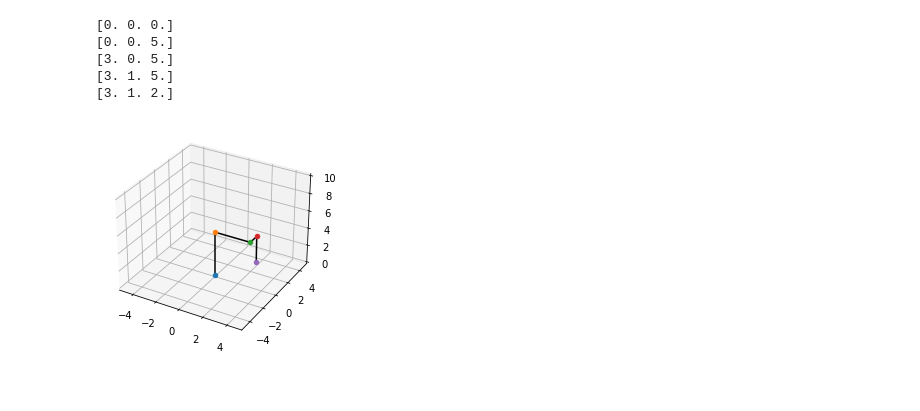
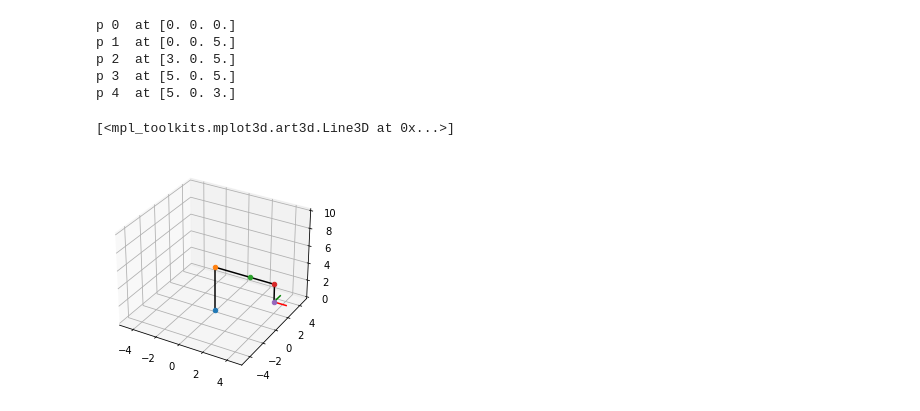
Before and after one commit to airuchen/robotics_jupyter_notebooks, a Jupyter notebook: DH Matrix.ipynb, the cells around one changed output. Saved outputs shown, nothing was run; the diff lists cells and outputs as text; code cells hidden in the pictures.

```diff
--- a/DH Matrix.ipynb
+++ b/DH Matrix.ipynb
@@ -47,34 +34,50 @@ def rot_x(alpha):
 # %%
+# Set p0 at (0, 0, 0)
 p0 = np.array([0., 0., 0., 1.])
 
-Z = 5
+# Set fixed length
+Z  = 4
 L1 = 3
-L2 = 1
-T = 1
+L2 = 2
+T  = 2
 
-q1, q2, q3, q4 = 0, 0, pi/2, 2
+# Set translation length q1 and rotation degree q2, q3, q4
+q1 = 1
+q2, q3, q4 = 0, 0, 0
 
-p1 = dh_matrix(0, Z, 0, 0) @ p0
-p2 = dh_matrix(0, Z, 0, 0)@ dh_matrix(q2, 0, L1, 0) @ p0
-p3 = dh_matrix(0, Z, 0, 0)@ dh_matrix(q2, 0, L1, 0) @ dh_matrix(q3, 0, L2, 0) @ p0
-p4 = dh_matrix(0, Z, 0, 0)@ dh_matrix(q2, 0, L1, 0) @ dh_matrix(q3, 0, L2, 0) @ dh_matrix(0, -T-q4, 0, 0.3) @ p0
+# Determine position of each joint
+p1 = dh_matrix(0, Z+q1, 0, 0) @ p0
+p2 = dh_matrix(0, Z+q1, 0, 0)@ dh_matrix(q2, 0, L1, 0) @ p0
+p3 = dh_matrix(0, Z+q1, 0, 0)@ dh_matrix(q2, 0, L1, 0) @ dh_matrix(q3, 0, L2, 0) @ p0
+p4 = dh_matrix(0, Z+q1, 0, 0)@ dh_matrix(q2, 0, L1, 0) @ dh_matrix(q3, 0, L2, 0) @ dh_matrix(q4, -T, 0, 0) @ p0
+
+# Determine final joint x, y
+p4_x = dh_matrix(0, Z+q1, 0, 0)@ dh_matrix(q2, 0, L1, 0) @ dh_matrix(q3, 0, L2, 0) @ dh_matrix(q4, -T, 0, 0) @ dh_matrix(0, 0, 1, 0) @ p0
+p4_y = dh_matrix(0, Z+q1, 0, 0)@ dh_matrix(q2, 0, L1, 0) @ dh_matrix(q3, 0, L2, 0) @ dh_matrix(q4, -T, 0, 0) @ dh_matrix(pi/2, 0, 1, 0) @ p0
+
 
 p = np.asarray([p0.T, p1.T, p2.T, p3.T, p4.T])
 
 fig = plt.figure()
 ax = plt.axes(projection='3d')
 ax.set_xlim(-5, 5); ax.set_ylim(-5, 5); ax.set_zlim(0, 10);
 
+
+# Plot in 3D
 for i in range(p.shape[0]):
-    print(p[i][0:3])
+    print('p', i, ' at', p[i][0:3])
     ax.scatter3D(p[i][0], p[i][1], p[i][2])
     if i != 0:
         ax.plot3D([p[i-1][0], p[i][0]], [p[i-1][1], p[i][1]], [p[i-1][2], p[i][2]], 'k')
+
+ax.plot3D([p4[0], p4_x[0]], [p4[1], p4_x[1]], [p4[2], p4_x[2]], 'r')
+ax.plot3D([p4[0], p4_y[0]], [p4[1], p4_y[1]], [p4[2], p4_y[2]], 'g')
 # %% [output]
-[0. 0. 0.]
-[0. 0. 5.]
-[3. 0. 5.]
-[3. 1. 5.]
-[3. 1. 2.]
+p 0  at [0. 0. 0.]
+p 1  at [0. 0. 5.]
+p 2  at [3. 0. 5.]
+p 3  at [5. 0. 5.]
+p 4  at [5. 0. 3.]
+[<mpl_toolkits.mplot3d.art3d.Line3D at 0x...>]
-[figure, old version]
+[figure, new version]
 # %% [markdown]
```
Also changed, not shown: parts of 15 cells of this notebook, 2 other files.
